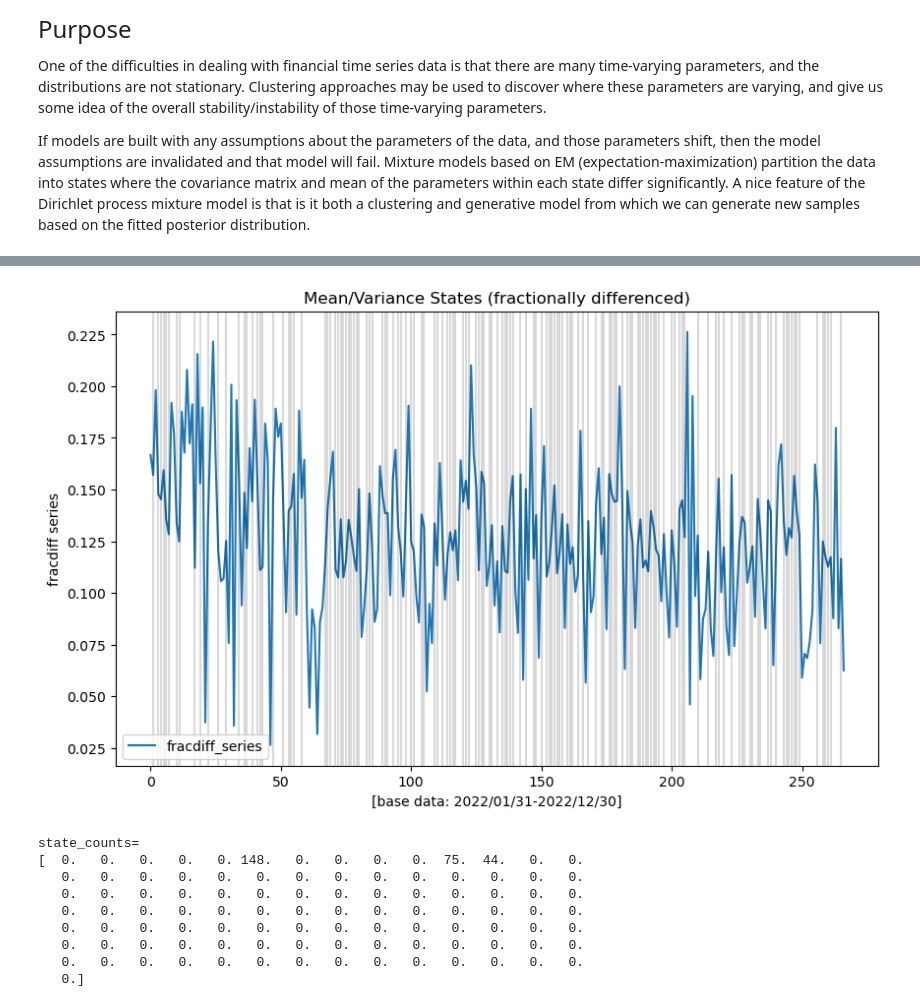
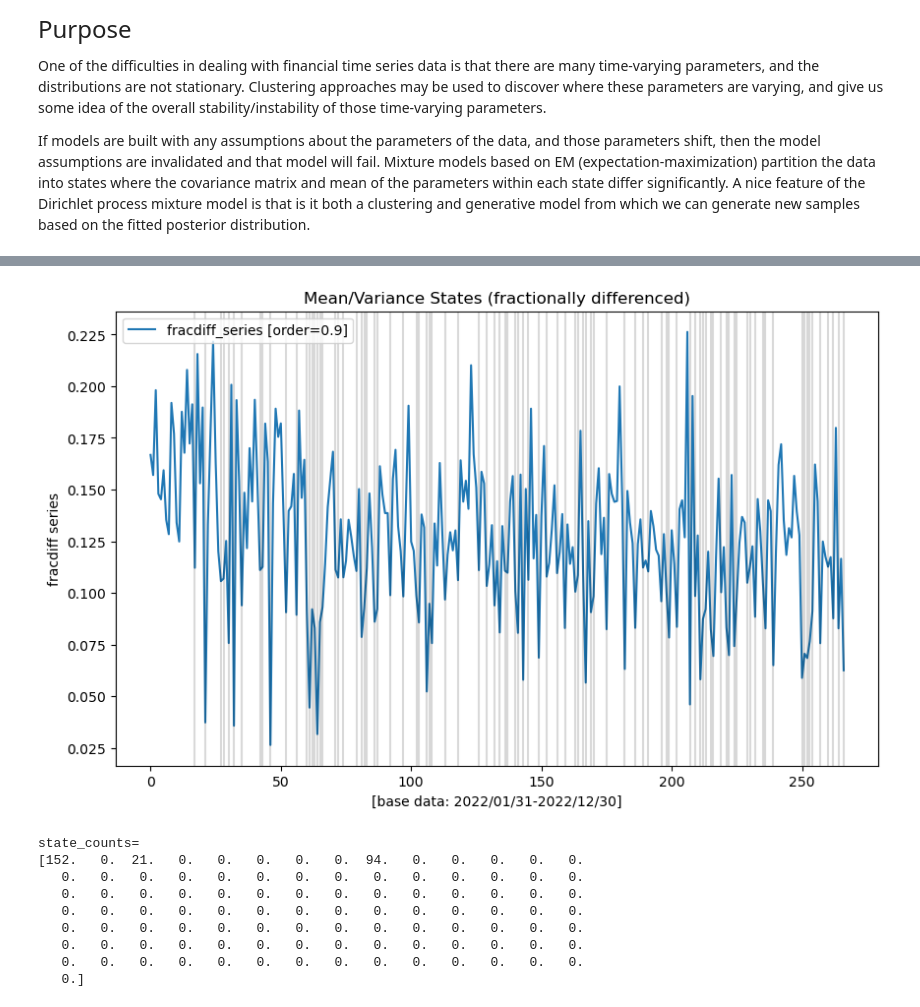
Before and after one commit to regimelab/notebooks, a Jupyter notebook: fractional_differentiation.ipynb, the cells around one changed output, grey strips where cells are left out. Saved outputs shown, nothing was run; the diff lists cells and outputs as text; code cells hidden in the pictures.

```diff
--- a/fractional_differentiation.ipynb
+++ b/fractional_differentiation.ipynb
@@ -88,5 +88,6 @@ Instantiate a non-parametric model using the dirichlet process and view the clus
 # %%
 dpgmm_model = mix.BayesianGaussianMixture(n_components=num_components,
                                           weight_concentration_prior_type='dirichlet_process',
-                                          n_init=1, max_iter=10)
+                                          n_init=1,
+                                          max_iter=10)
 # %%
@@ -115,23 +100,23 @@ for M in states:
 # %%
 fig,ax = plt.subplots(figsize=(10, 6
                               ))
-sns.lineplot(x=frac_df.index, y=frac_df['data'], ax=ax, label='fracdiff_series')
+sns.lineplot(x=frac_df.index, y=frac_df['data'], ax=ax, label=f'fracdiff_series [order={frac_order}]')
 
 for M in range(len(states)):
-  if states[M] == np.argmax(state_counts):
+  if states[M] == states[-1]:
     ax.axvline(M, color='black', alpha=0.15)
 
 ax.set_title('Mean/Variance States (fractionally differenced)')
-ax.set_ylabel('fracdiff series')
+ax.set_ylabel(f'fracdiff series')
 ax.set_xlabel(f'[base data: 2022/01/31-2022/12/30]')
 plt.show()
 
 print('state_counts=')
 print(state_counts)
 # %% [output]
-[figure, old version]
+[figure, new version]
 state_counts=
-[  0.   0.   0.   0.   0. 148.   0.   0.   0.   0.  75.  44.   0.   0.
+[152.   0.  21.   0.   0.   0.   0.   0.  94.   0.   0.   0.   0.   0.
    0.   0.   0.   0.   0.   0.   0.   0.   0.   0.   0.   0.   0.   0.
    0.   0.   0.   0.   0.   0.   0.   0.   0.   0.   0.   0.   0.   0.
    0.   0.   0.   0.   0.   0.   0.   0.   0.   0.   0.   0.   0.   0.
```
Also changed, not shown: parts of 9 cells of this notebook.
